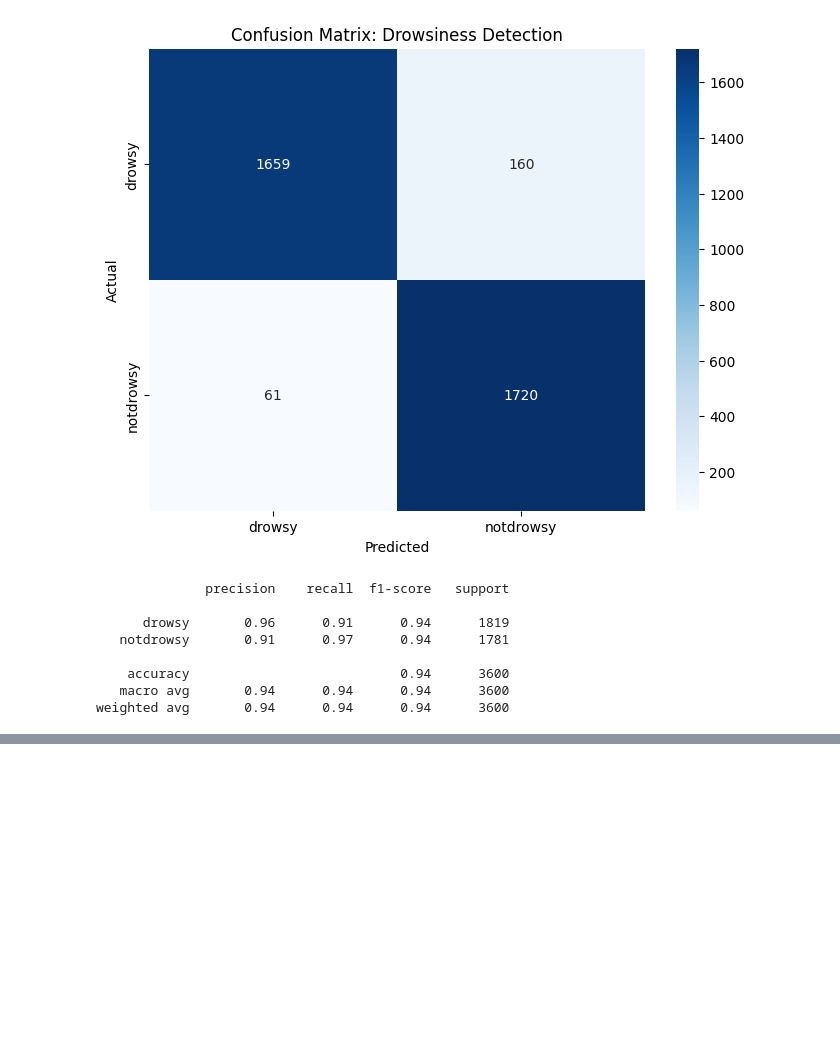
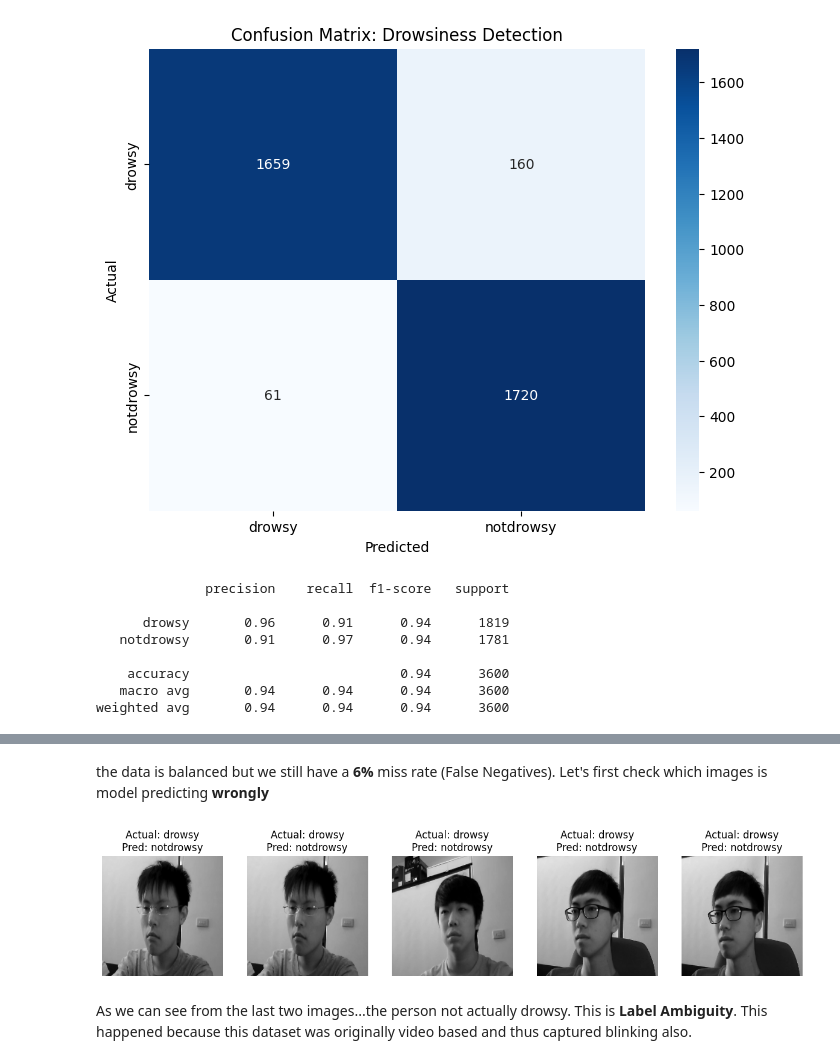
Before and after one commit to vanshjain212/Drowsiness-Detection, a Jupyter notebook: Drowsiness Detection Notebook.ipynb, the cells around one changed output, grey strips where cells are left out. Saved outputs shown, nothing was run; the diff lists cells and outputs as text; code cells hidden in the pictures; blank space fills up the shorter version.

```diff
--- a/Drowsiness Detection Notebook.ipynb
+++ b/Drowsiness Detection Notebook.ipynb
@@ -213,0 +262,36 @@ weighted avg       0.94      0.94      0.94      3600
+# %% [markdown]
+the data is balanced but we still have a **6%** miss rate (False Negatives). Let's first check which images is model predicting **wrongly**
+# %%
+# 1. Clear everything and rebuild in ONE synchronized loop
+all_images = []
+all_true_labels = []
+all_pred_labels = []
+
+# Iterate through validation set once to keep everything in order
+for images, labels in val_ds:
+    preds = model.predict(images, verbose=0)
+    all_images.extend(images.numpy())
+    all_true_labels.extend(labels.numpy())
+    all_pred_labels.extend((preds > 0.65).astype(int).flatten())
+
+# Convert to numpy for easy filtering
+all_images = np.array(all_images)
+all_true_labels = np.array(all_true_labels)
+all_pred_labels = np.array(all_pred_labels)
+
+# 2. Filter for the 160 MISSES (Actual Drowsy=0, Pred NotDrowsy=1)
+# Note: Check your class indices! If 0 is drowsy, use this:
+miss_indices = np.where((all_true_labels == 0) & (all_pred_labels == 1))[0]
+
+# 3. Visualize (Now the indices MUST match)
+plt.figure(figsize=(15, 5))
+for i, idx in enumerate(miss_indices[:5]):
+    plt.subplot(1, 5, i+1)
+    plt.imshow(all_images[idx].astype("uint8"))
+    plt.title(f"Actual: {class_names[all_true_labels[idx]]}\nPred: {class_names[all_pred_labels[idx]]}")
+    plt.axis('off')
+plt.show()
+# %% [output]
+[figure, added]
+# %% [markdown]
+As we can see from the last two images...the person not actually drowsy. This is **Label Ambiguity**.  This happened because this dataset was originally video based and thus captured blinking also.
```
Also changed, not shown: parts of 4 cells of this notebook.
